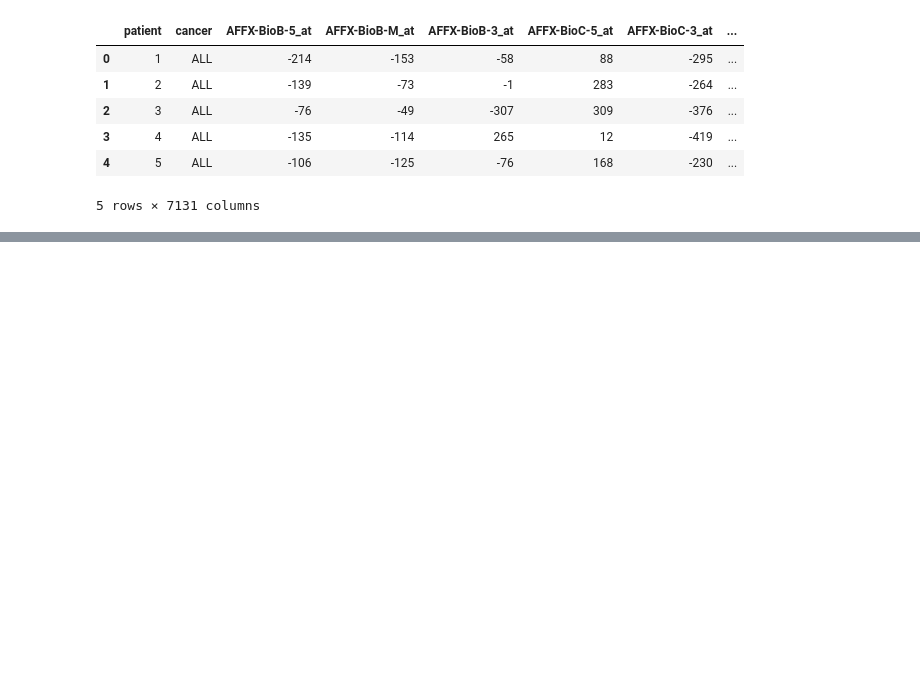
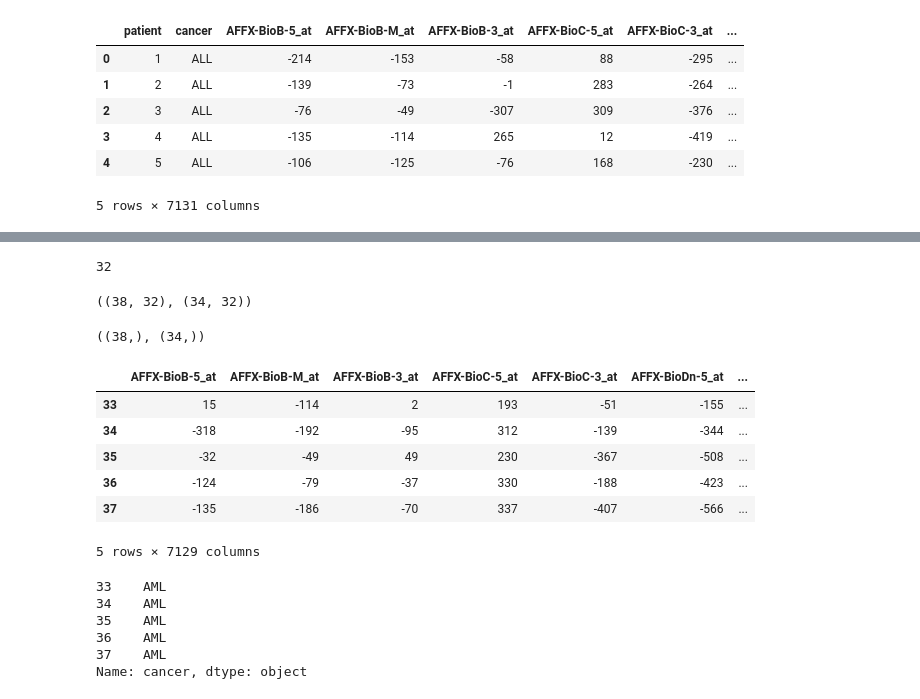
Before and after one commit to tahirdme/Principal-Component-Analysis-Gene-Cancer-Markers, a Jupyter notebook: Cancer_Gene_Classification.ipynb, the cells around one changed output, grey strips where cells are left out. Drawn from its saved outputs; the diff is of its cells as text; code cells hidden in the pictures; blank space fills up the shorter version.

```diff
--- a/Cancer_Gene_Classification.ipynb
+++ b/Cancer_Gene_Classification.ipynb
@@ -130,0 +160,11 @@ train.head()
+# %%
+#Number of components for 95% of variance
+total=sum(pca.explained_variance_)
+k=0
+current_variance=0
+while current_variance/total < 0.95:
+    current_variance += pca.explained_variance_[k]
+    k=k+1
+k
+# %% [output]
+32
@@ -130,0 +175,27 @@ train.head()
+# %%
+x_train_pca.shape, x_test_pca.shape
+# %% [output]
+((38, 32), (34, 32))
+# %%
+y_train.shape, y_test.shape
+# %% [output]
+((38,), (34,))
+# %%
+x_train.tail()
+# %% [output]
+|  | AFFX-BioB-5_at | AFFX-BioB-M_at | AFFX-BioB-3_at | AFFX-BioC-5_at | AFFX-BioC-3_at | AFFX-BioDn-5_at | ... |
+| 33 | 15 | -114 | 2 | 193 | -51 | -155 | ... |
+| 34 | -318 | -192 | -95 | 312 | -139 | -344 | ... |
+| 35 | -32 | -49 | 49 | 230 | -367 | -508 | ... |
+| 36 | -124 | -79 | -37 | 330 | -188 | -423 | ... |
+| 37 | -135 | -186 | -70 | 337 | -407 | -566 | ... |
+5 rows × 7129 columns
+# %%
+y_train.tail()
+# %% [output]
+33    AML
+34    AML
+35    AML
+36    AML
+37    AML
+Name: cancer, dtype: object
```
Also changed, not shown: parts of 6 cells of this notebook.
